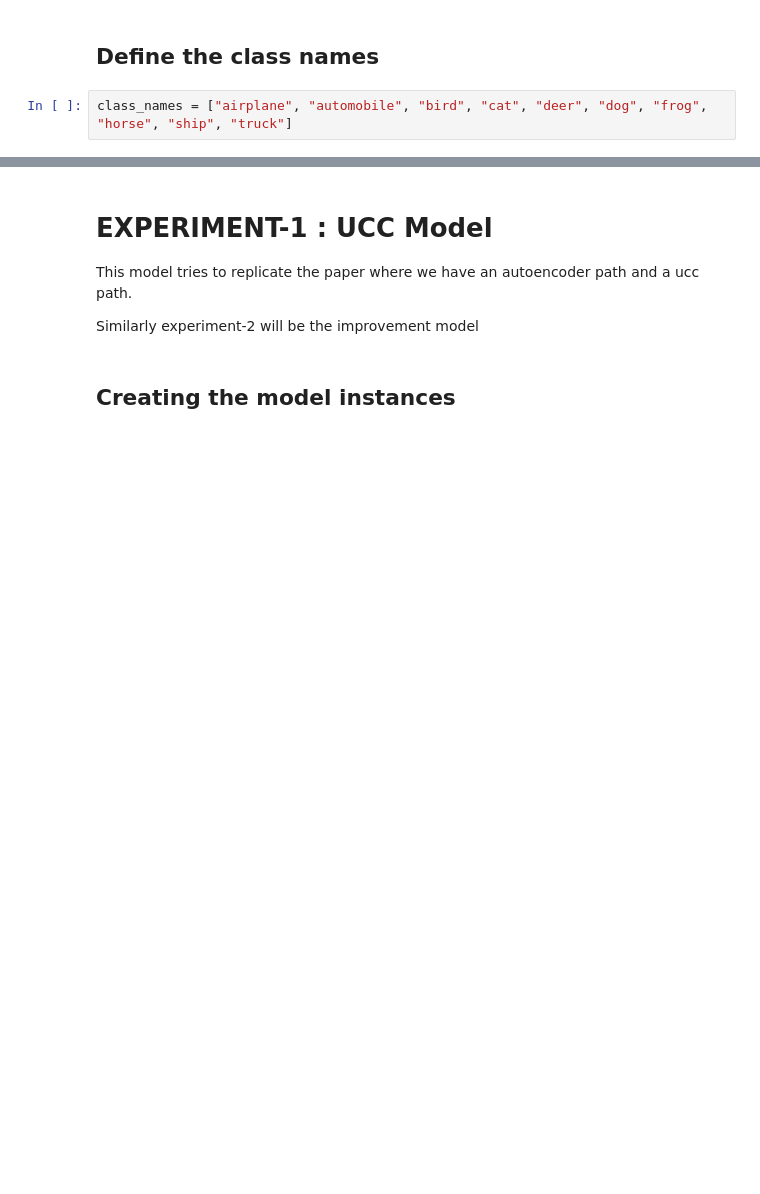
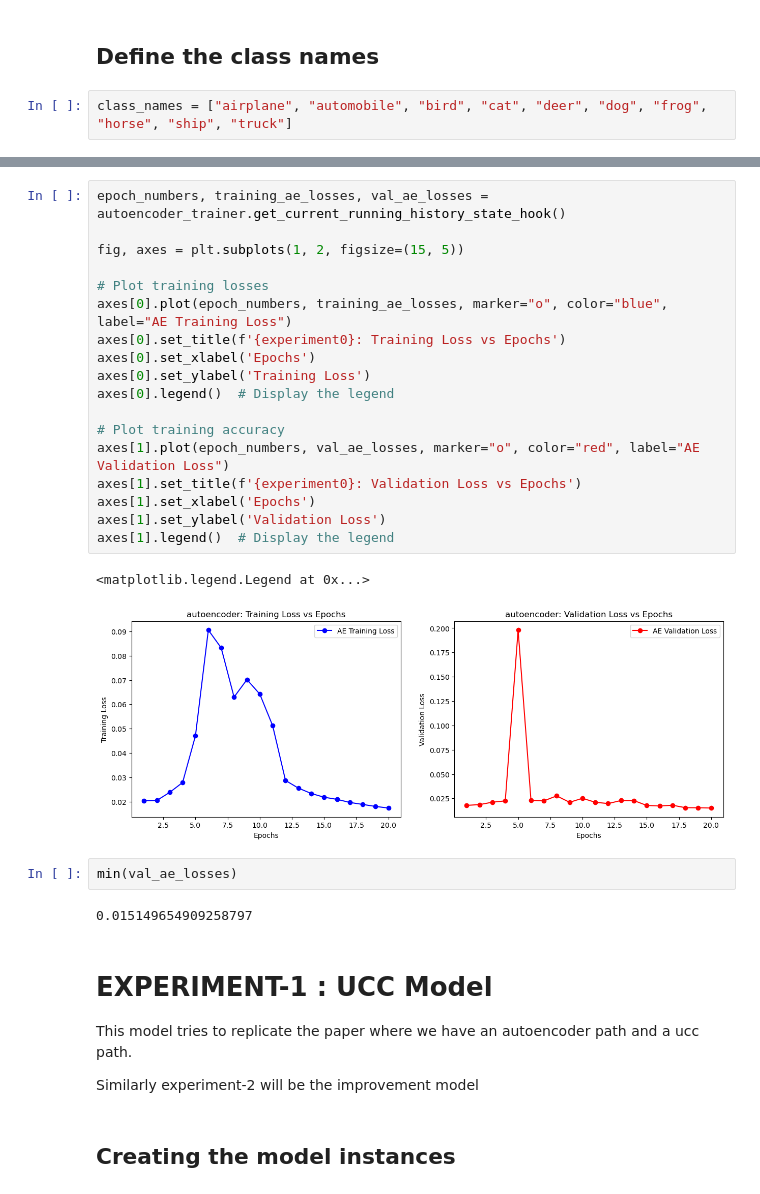
Before and after one commit to ParasharaRamesh/NUS-CS5242-Neural-Networks-and-Deep-Learning, a Jupyter notebook: Assignment 3 (CIFAR Clustering)/My test code/test.ipynb, the cells around one changed output, grey strips where cells are left out. Cells and saved outputs as stored; diff of their text form; blank space fills up the shorter version.

```diff
--- a/Assignment 3 (CIFAR Clustering)/My test code/test.ipynb
+++ b/Assignment 3 (CIFAR Clustering)/My test code/test.ipynb
@@ -108,3 +161,28 @@ class_names = ["airplane", "automobile", "bird", "cat", "deer", "dog", "frog", "
+# %%
+epoch_numbers, training_ae_losses, val_ae_losses = autoencoder_trainer.get_current_running_history_state_hook()
+
+fig, axes = plt.subplots(1, 2, figsize=(15, 5))
+
+# Plot training losses
+axes[0].plot(epoch_numbers, training_ae_losses, marker="o", color="blue", label="AE Training Loss")
+axes[0].set_title(f'{experiment0}: Training Loss vs Epochs')
+axes[0].set_xlabel('Epochs')
+axes[0].set_ylabel('Training Loss')
+axes[0].legend()  # Display the legend
+
+# Plot training accuracy
+axes[1].plot(epoch_numbers, val_ae_losses, marker="o", color="red", label="AE Validation Loss")
+axes[1].set_title(f'{experiment0}: Validation Loss vs Epochs')
+axes[1].set_xlabel('Epochs')
+axes[1].set_ylabel('Validation Loss')
+axes[1].legend()  # Display the legend
+# %% [output]
+<matplotlib.legend.Legend at 0x...>
+[figure, added]
+# %%
+min(val_ae_losses)
+# %% [output]
+0.015149654909258797
 # %% [markdown]
 # EXPERIMENT-1 : UCC Model
 
```
Also changed, not shown: parts of 15 cells of this notebook, 4 other files.
